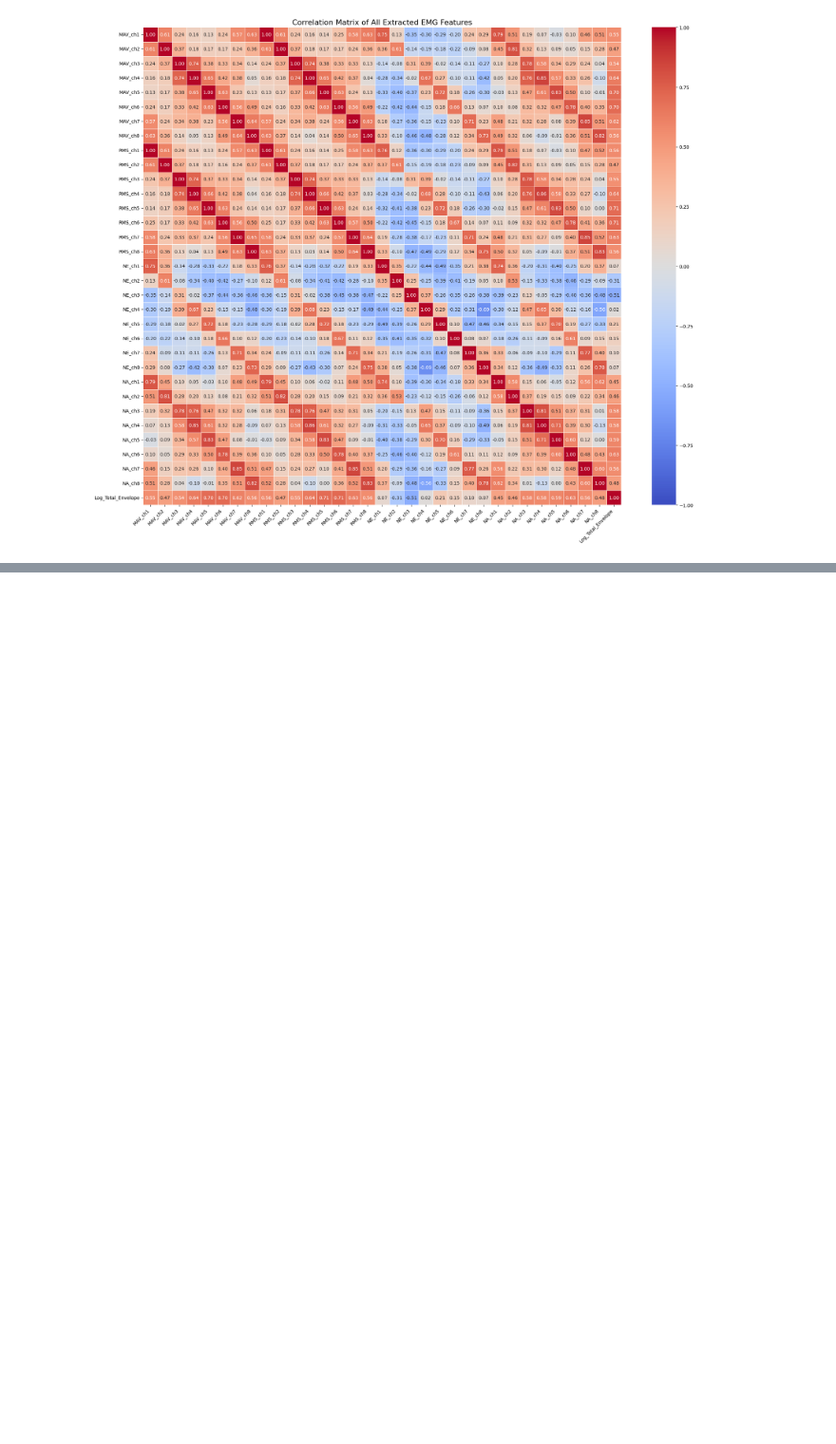
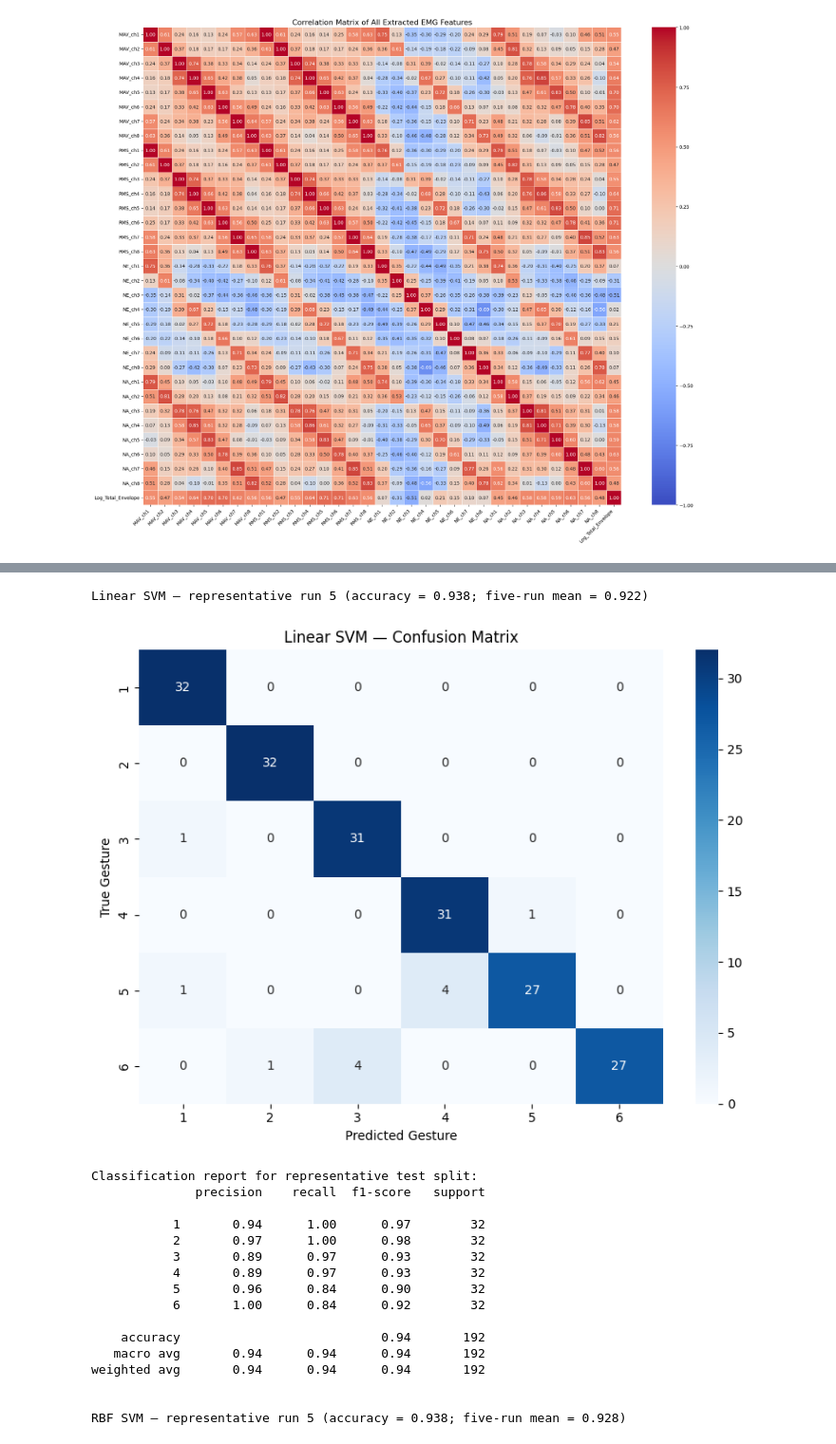
Before and after one commit to laauritaa/S-S_EMG, a Jupyter notebook: Model_Testing_with_NA.ipynb, the cells around one changed output, grey strips where cells are left out. Shown at 95% size. Cells and saved outputs as stored; diff of their text form; code cells hidden in the pictures; blank space fills up the shorter version.

```diff
--- a/Model_Testing_with_NA.ipynb
+++ b/Model_Testing_with_NA.ipynb
@@ -2066,0 +2429,78 @@ plt.show()
+# %%
+# ============================================================
+# 6. CONFUSION MATRICES
+# ============================================================
+
+for model_name in models:
+
+    run_predictions = predictions[model_name]
+
+    mean_accuracy = np.mean([
+        result["accuracy"] for result in run_predictions
+    ])
+
+    # Select the run closest to the model's mean accuracy
+    representative = min(
+        run_predictions,
+        key=lambda result: abs(result["accuracy"] - mean_accuracy)
+    )
+
+    y_test_rep = representative["y_test"]
+    y_pred_rep = representative["y_pred"]
+
+    cm = confusion_matrix(
+        y_test_rep,
+        y_pred_rep,
+        labels=classes
+    )
+
+    print(
+        f"\n{model_name} — representative run "
+        f"{representative['run']} "
+        f"(accuracy = {representative['accuracy']:.3f}; "
+        f"five-run mean = {mean_accuracy:.3f})"
+    )
+
+    plt.figure(figsize=(8, 6))
+
+    sns.heatmap(
+        cm,
+        annot=True,
+        fmt="d",
+        cmap="Blues",
+        xticklabels=classes,
+        yticklabels=classes
+    )
+
+    plt.title(f"{model_name} — Confusion Matrix")
+    plt.xlabel("Predicted Gesture")
+    plt.ylabel("True Gesture")
+    plt.tight_layout()
+    plt.show()
+
+    print("\nClassification report for representative test split:")
+    print(classification_report(
+        y_test_rep,
+        y_pred_rep,
+        labels=classes,
+        zero_division=0
+    ))
+# %% [output]
+Linear SVM — representative run 5 (accuracy = 0.938; five-run mean = 0.922)
+[figure, added]
+Classification report for representative test split:
+              precision    recall  f1-score   support
+
+           1       0.94      1.00      0.97        32
+           2       0.97      1.00      0.98        32
+           3       0.89      0.97      0.93        32
+           4       0.89      0.97      0.93        32
+           5       0.96      0.84      0.90        32
+           6       1.00      0.84      0.92        32
+
+    accuracy                           0.94       192
+   macro avg       0.94      0.94      0.94       192
+weighted avg       0.94      0.94      0.94       192
+
+
+RBF SVM — representative run 5 (accuracy = 0.938; five-run mean = 0.928)
```
Also changed, not shown: parts of 13 cells of this notebook.
